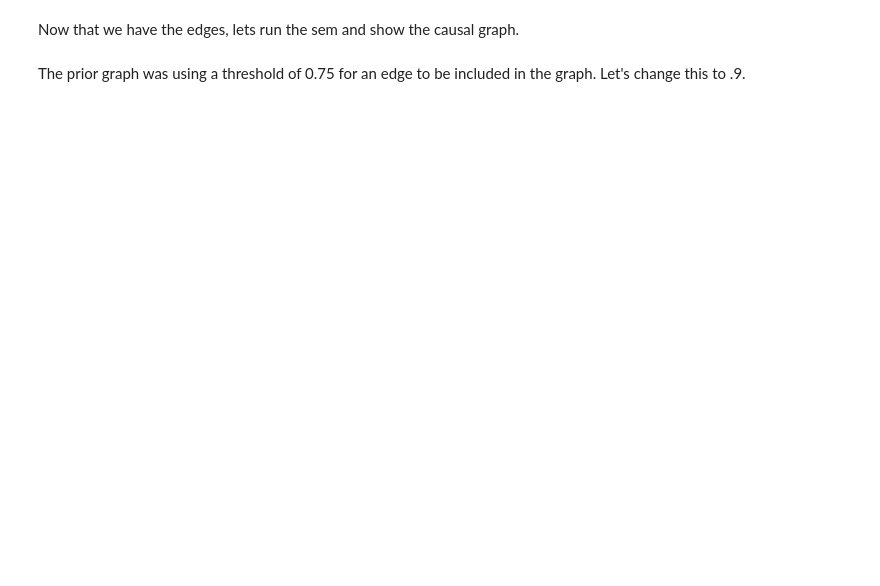
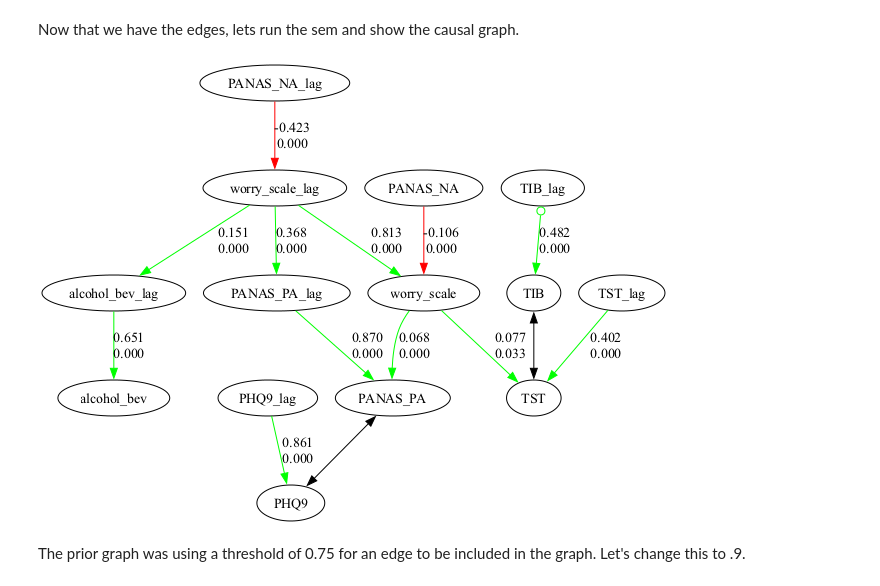
Before and after one commit to kelvinlim/tetrad_plus, a Jupyter notebook: stability_example.ipynb, the cells around one changed output. Cells and saved outputs as stored; diff of their text form; code cells hidden in the pictures; blank space fills up the shorter version.

```diff
--- a/stability_example.ipynb
+++ b/stability_example.ipynb
@@ -194,6 +194,7 @@ stable_edges, sorted_edges, sorted_edges_raw, run_results = tp.run_stability_sea
                                         runs=100,
                                         min_fraction=0.75,
                                         subsample_fraction=0.9,
+                                        lag_stub = '_lag',
                                         save_file='stability_search_results.json',)
 
 stable_edges
@@ -215,16 +248,18 @@ obj.show_graph()
 # %% [markdown]
 Now that we have the edges, lets run the sem and show the causal graph.
 # %%
-lavaan_model = ts.edges_to_lavaan(stable_edges)
+lavaan_model = tp.edges_to_lavaan(stable_edges)
 
 # run semopy, using the lagged and standardized data
-sem_results = ts.run_semopy(lavaan_model, df_lag_std)
+sem_results = tp.run_semopy(lavaan_model, df_lag_std)
 # add the semopy results to the graph object
-ts.add_sem_results_to_graph(obj, sem_results['estimates'])
+tp.add_sem_results_to_graph(obj, sem_results['estimates'])
 # save the graph to a png file
 obj.save_graph(plot_format='png', plot_name='boston_graph_stable_sem')
 # show the graph
 obj.show_graph()
+# %% [output]
+[figure, added]
 # %% [markdown]
 The prior graph was using a threshold of 0.75 for an edge to be included in the graph.  Let's change this to .9.
 # %%
```
Also changed, not shown: parts of 11 cells of this notebook, 1 other file.
